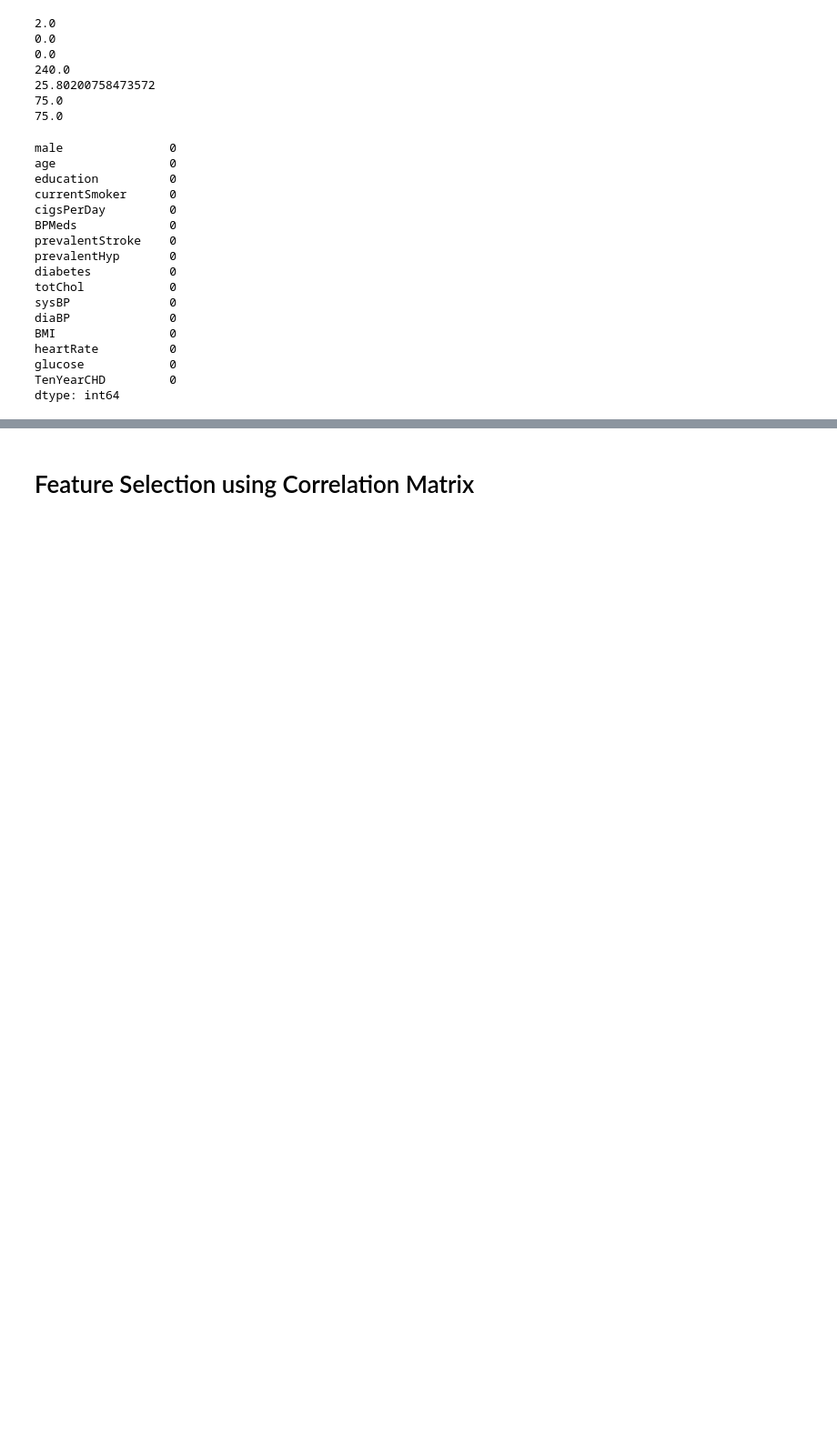
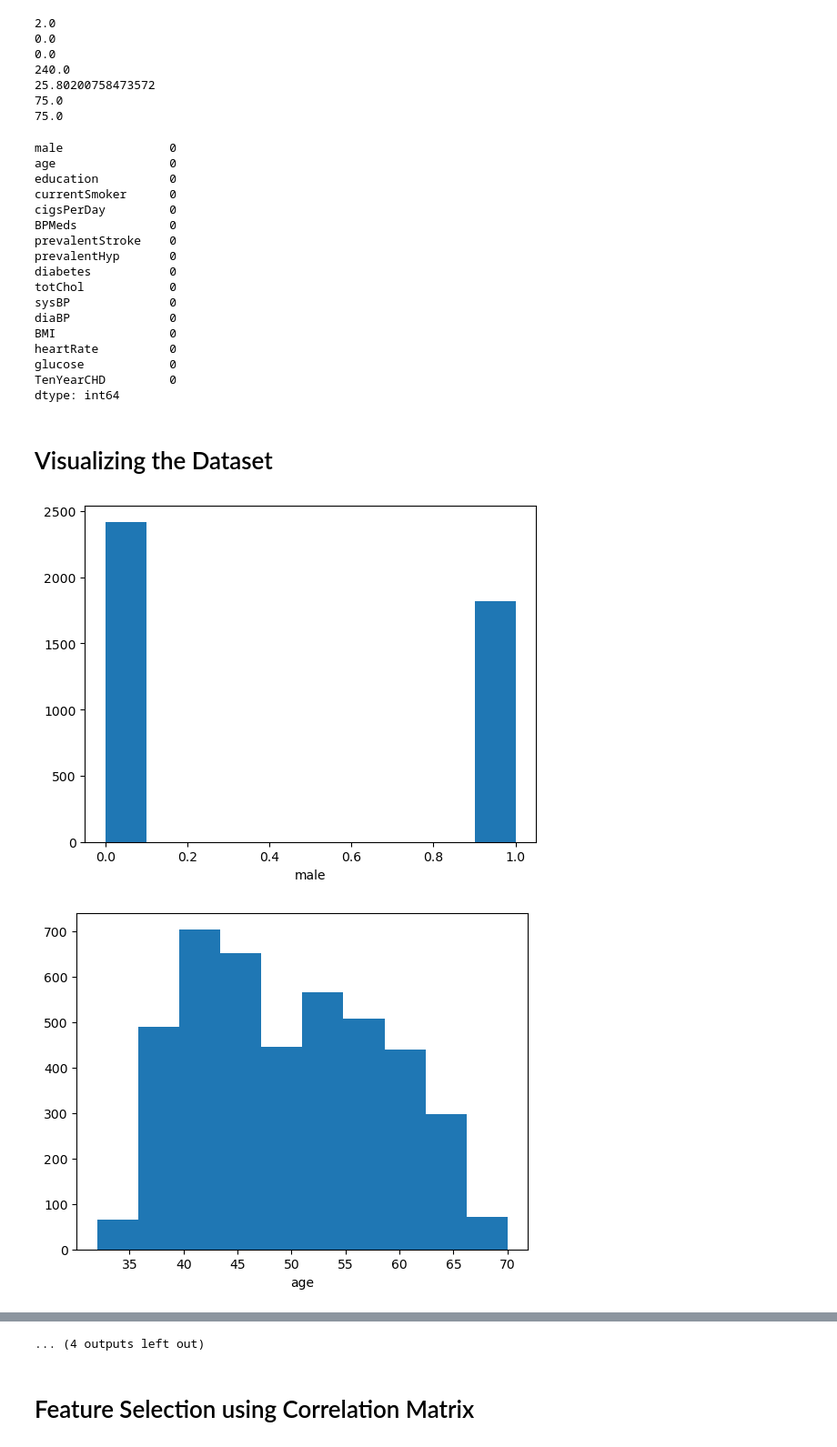
Before and after one commit to Dark-CodeX/AI-Predict-Heart-Disease, a Jupyter notebook: main.ipynb, the cells around one changed output, grey strips where cells are left out. Shown at 91% size. Cells and saved outputs as stored; diff of their text form; code cells hidden in the pictures; blank space fills up the shorter version.

Commit message:
visualizing the dataset

```diff
--- a/main.ipynb
+++ b/main.ipynb
@@ -99,3 +100,14 @@ heartRate          0
 glucose            0
 TenYearCHD         0
 dtype: int64
+# %% [markdown]
+# Visualizing the Dataset
+# %%
+cols = data.columns
+for col in cols:
+    plt.xlabel(col)
+    plt.hist(data[col])
+    plt.show()
+# %% [output]
+[figure, added]
+[figure, added]
@@ -102,3 +124,4 @@ dtype: int64
+... (4 outputs left out)
 # %% [markdown]
 # Feature Selection using Correlation Matrix
 # %%
```
Also changed, not shown: parts of 3 cells of this notebook.
